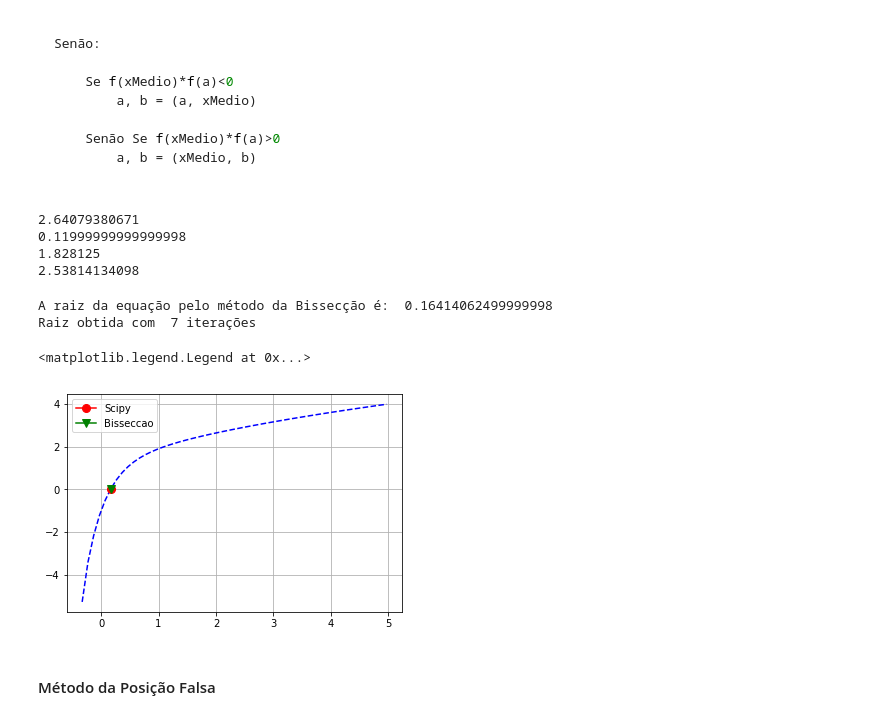
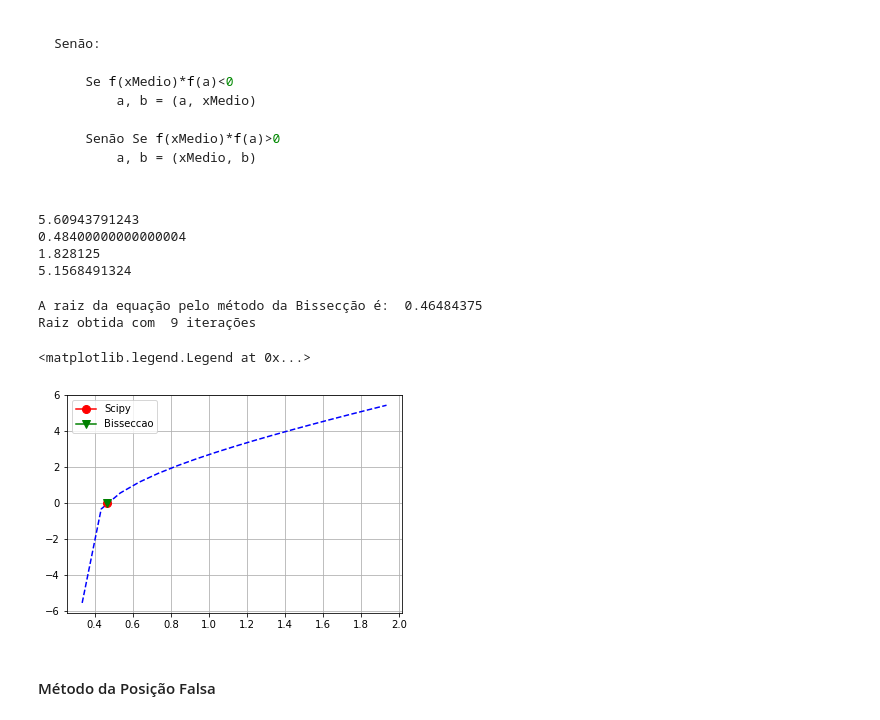
Before and after one commit to raphaellmsousa/calculoNumerico, a Jupyter notebook: bisseccao_MMI.ipynb, the cells around one changed output. Cells and saved outputs as stored; diff of their text form; code cells hidden in the pictures.

```diff
--- a/bisseccao_MMI.ipynb
+++ b/bisseccao_MMI.ipynb
@@ -27,15 +27,15 @@ import numpy as np
 import math
 import matplotlib.pyplot as plt
 # %%
+#def f(x):
+    #Domínio da função:
+    #x>=-1/3
+#    return math.sqrt(3*x+1)-2*math.exp(-3*x)
+
 def f(x):
     #Domínio da função:
-    #x>=-1/3
-    return math.sqrt(3*x+1)-2*math.exp(-3*x)
-
-#def f(x):
-    #Domínio da função:
-    #x<=5
-#    return math.sqrt(5-x)-(2**x*2**(-1))
+    #x>1/3
+    return math.log(3*x-1)+2*x
 # %% [markdown]
 #### Fase 1: Isolameno da raiz em um intervalo
 # %%
@@ -44,13 +44,9 @@ xAxisArray = []
 
 contSinal = 0
 
-limInfX = -0.33
-limSupX = 5
-passoDeCalculo = 0.1
-
-#limInfX = -2
-#limSupX = 5
-#passoDeCalculo = 1
+limInfX = 0.334
+limSupX = 2
+passoDeCalculo = .1
 
 for x in np.arange(limInfX, limSupX, passoDeCalculo, dtype=float):
     functionArray.append(f(x))
@@ -82,6 +78,6 @@ Limite Superior 0.16999999999999998
 
 from scipy.optimize import fsolve
 
-root = fsolve(f, 0.3)[0]
+root = fsolve(f, 0.34)[0]
 print "Raiz da equação via Scipy library:", root
 # %% [output]
@@ -134,14 +130,14 @@ print xMedioBisseccao(a0, b0)
 print xMedioBisseccao(1.8125, 1.84375)
 print f(xMedioBisseccao(1.8125, 1.84375))
 # %% [output]
-2.64079380671
-0.11999999999999998
+5.60943791243
+0.48400000000000004
 1.828125
-2.53814134098
+5.1568491324
 # %%
 cont = 0
-a = a0
-b = b0
+a = 0.34 #a0
+b = 0.5 #b0
 
 if f(xMedioBisseccao(a,b)) == 0:
     print "A raiz da Equação é: ", xMedioBisseccao(a, b)
@@ -157,28 +153,31 @@ else:
 
         cont = cont+1
 
-print "A raiz da equação pelo método da Bissecção é: ", xMedioBisseccao(a,b)
+aBisseccao = a
+bBisseccao = b
+
+print "A raiz da equação pelo método da Bissecção é: ", xMedioBisseccao(aBisseccao,bBisseccao)
 print "Raiz obtida com ", cont, "iterações"
 # %% [output]
-A raiz da equação pelo método da Bissecção é:  0.16414062499999998
-Raiz obtida com  7 iterações
+A raiz da equação pelo método da Bissecção é:  0.46484375
+Raiz obtida com  9 iterações
 # %%
 # fig = plt.figure()
 ax = fig.add_subplot(111)
 
 plt.plot(xAxisArray, functionArray, 'b--')
 plt.plot([root], [0], marker='o', markersize=8, color='red', label='Scipy')
-plt.plot([xMedioBisseccao(a,b)], [0], marker='v', markersize=8, color='green', label='Bisseccao')
+plt.plot([xMedioBisseccao(aBisseccao,bBisseccao)], [0], marker='v', markersize=8, color='green', label='Bisseccao')
 
 ax.set_title("Roots of the Equation")
 ax.set_xlabel('x')
 ax.set_ylabel('f(x)')
 
 plt.grid(True)
 plt.legend()
 # %% [output]
 <matplotlib.legend.Legend at 0x...>
-[figure, old version]
+[figure, new version]
 # %% [markdown]
 #### Método da Posição Falsa
 # %% [markdown]
```
Also changed, not shown: parts of 5 cells of this notebook, 1 other file.
